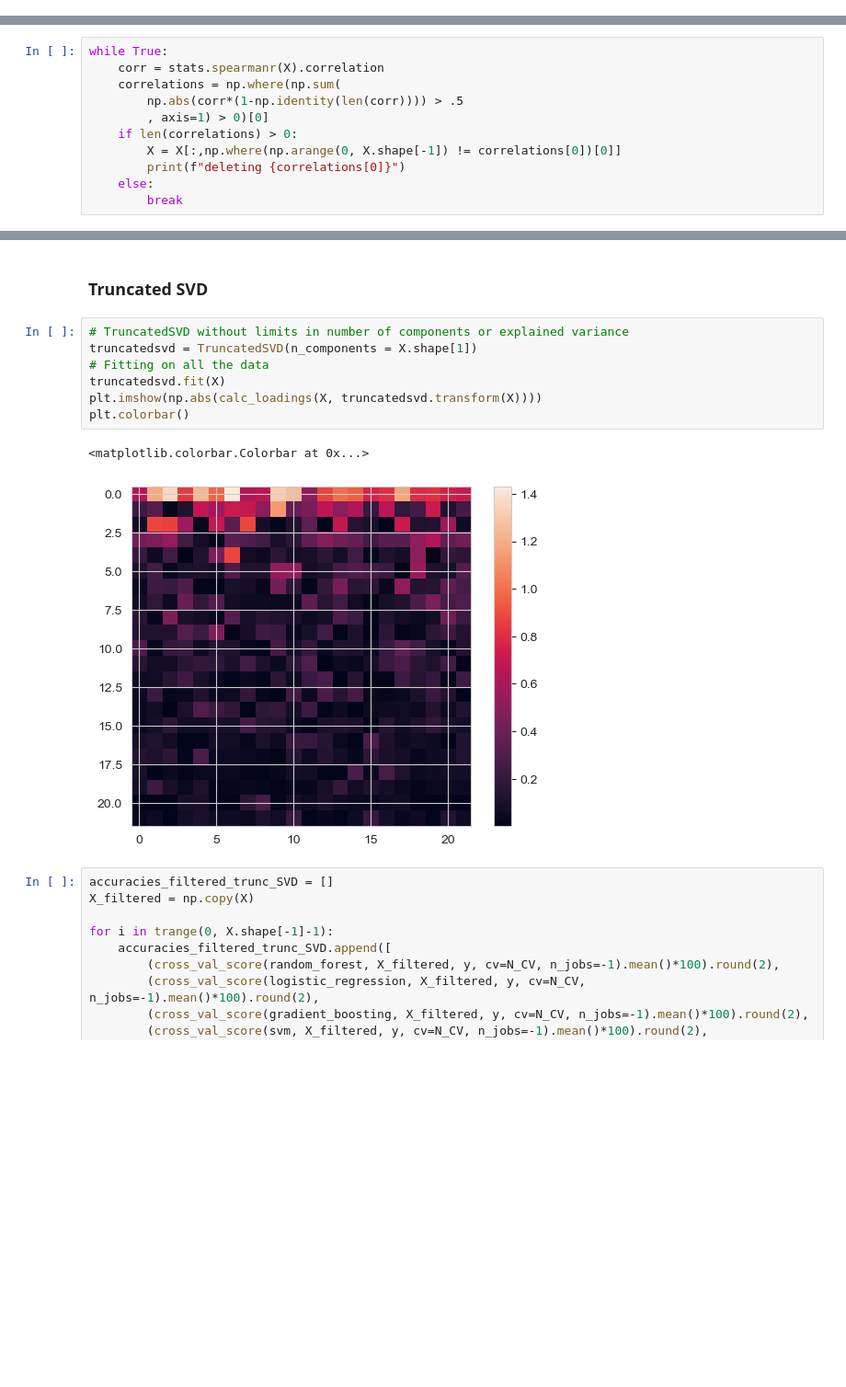
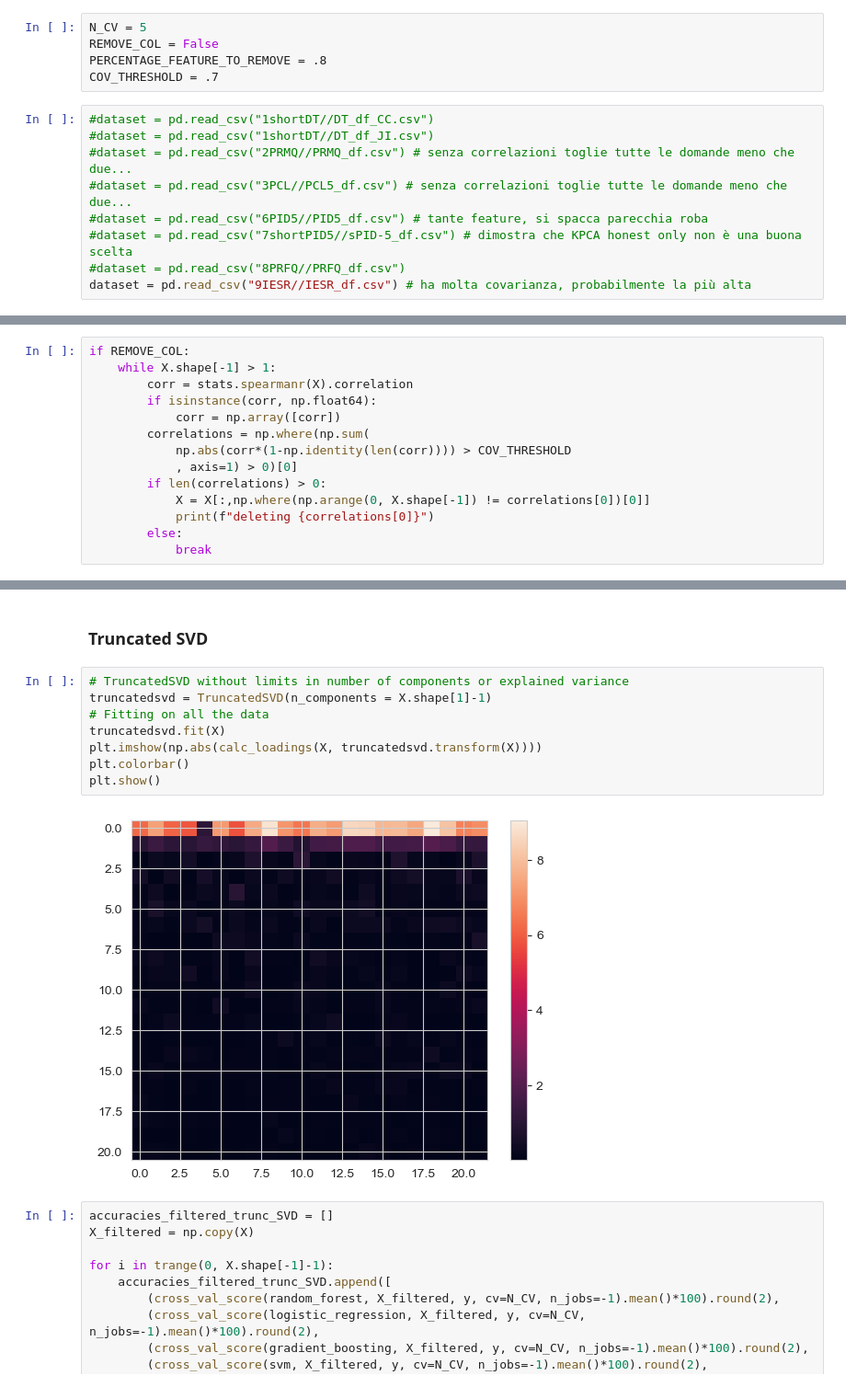
Before and after one commit to AlbertoSinigaglia/cognitive-replication-problem, a Jupyter notebook: prj.ipynb, the cells around one changed output, grey strips where cells are left out. Shown at 92% size. Cells and saved outputs as stored; diff of their text form; blank space fills up the shorter version.

```diff
--- a/prj.ipynb
+++ b/prj.ipynb
@@ -87,3 +82,17 @@ dataset = pd.read_csv("1shortDT//DT_df_CC.csv")
+# %%
+N_CV = 5
+REMOVE_COL = False
+PERCENTAGE_FEATURE_TO_REMOVE = .8
+COV_THRESHOLD = .7
+# %%
+#dataset = pd.read_csv("1shortDT//DT_df_CC.csv")
+#dataset = pd.read_csv("1shortDT//DT_df_JI.csv")
+#dataset = pd.read_csv("2PRMQ//PRMQ_df.csv") # senza correlazioni toglie tutte le domande meno che due...
+#dataset = pd.read_csv("3PCL//PCL5_df.csv") # senza correlazioni toglie tutte le domande meno che due...
+#dataset = pd.read_csv("6PID5//PID5_df.csv") # tante feature, si spacca parecchia roba
+#dataset = pd.read_csv("7shortPID5//sPID-5_df.csv") # dimostra che KPCA honest only non è una buona scelta
+#dataset = pd.read_csv("8PRFQ//PRFQ_df.csv")
+dataset = pd.read_csv("9IESR//IESR_df.csv") # ha molta covarianza, probabilmente la più alta
 # %%
 data = np.array(dataset)
 # %% [markdown]
@@ -135,13 +146,16 @@ plt.legend(["Honest", "Dishonest"])
 # %%
 from scipy import stats
 # %%
-while True:
-	corr = stats.spearmanr(X).correlation
-	correlations = np.where(np.sum(
-		np.abs(corr*(1-np.identity(len(corr)))) > .5
-		, axis=1) > 0)[0]
-	if len(correlations) > 0:
-		X = X[:,np.where(np.arange(0, X.shape[-1]) != correlations[0])[0]]
-		print(f"deleting {correlations[0]}")
-	else:
-		break
+if REMOVE_COL:
+	while X.shape[-1] > 1:
+		corr = stats.spearmanr(X).correlation
+		if isinstance(corr, np.float64):
+			corr = np.array([corr])
+		correlations = np.where(np.sum(
+			np.abs(corr*(1-np.identity(len(corr)))) > COV_THRESHOLD
+			, axis=1) > 0)[0]
+		if len(correlations) > 0:
+			X = X[:,np.where(np.arange(0, X.shape[-1]) != correlations[0])[0]]
+			print(f"deleting {correlations[0]}")
+		else:
+			break
@@ -965,14 +916,14 @@ plt.legend(["Singularly", "KPCA", "PCA BS", "SparsePCA"])
 ### Truncated SVD
 # %%
 # TruncatedSVD without limits in number of components or explained variance
-truncatedsvd = TruncatedSVD(n_components = X.shape[1])
+truncatedsvd = TruncatedSVD(n_components = X.shape[1]-1)
 # Fitting on all the data
 truncatedsvd.fit(X)
 plt.imshow(np.abs(calc_loadings(X, truncatedsvd.transform(X))))
 plt.colorbar()
+plt.show()
 # %% [output]
-<matplotlib.colorbar.Colorbar at 0x...>
-[figure, old version]
+[figure, new version]
 # %%
 accuracies_filtered_trunc_SVD = []
 X_filtered = np.copy(X)
```
Also changed, not shown: parts of 84 cells of this notebook, 6 other files.
